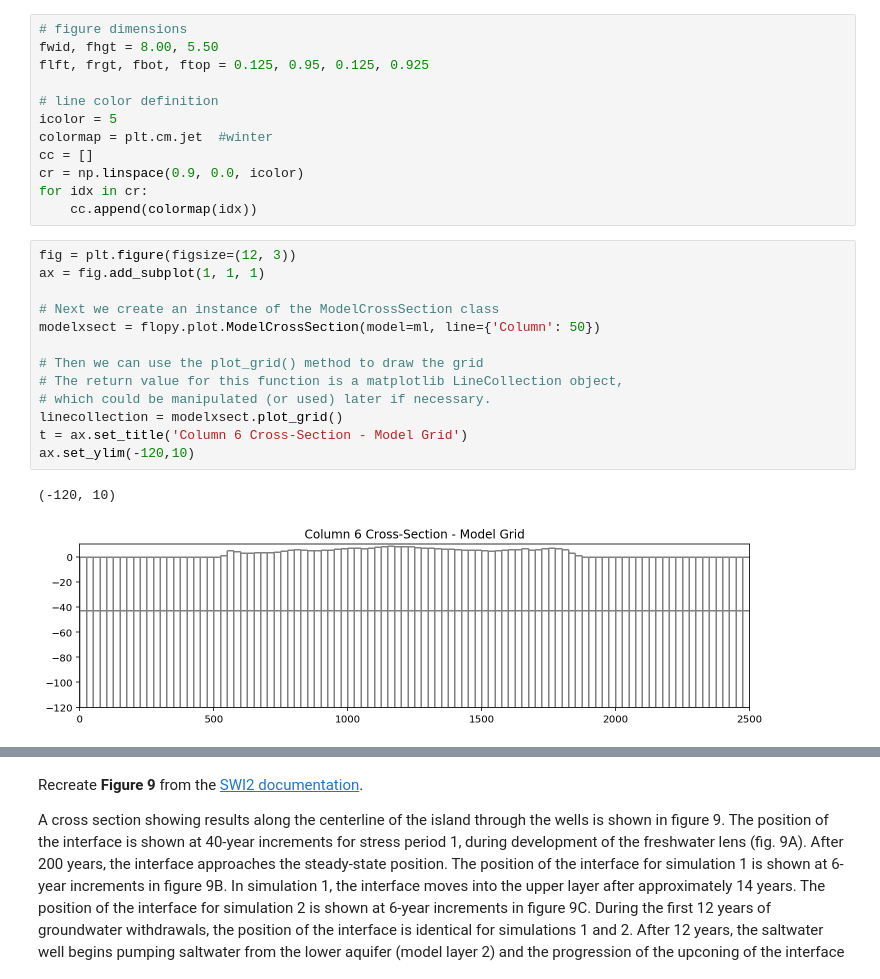
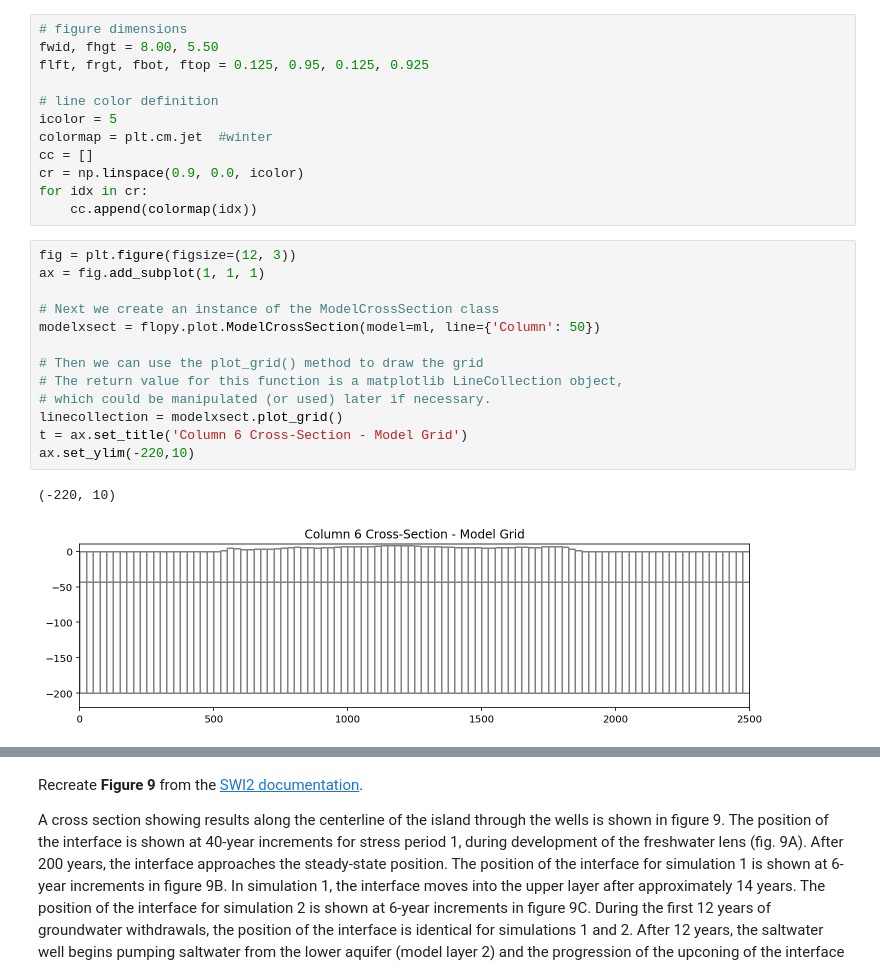
Before and after one commit to spencerbh/Fogland, a Jupyter notebook: flopy3_SWI2_Fogland_UNIX_pixel.ipynb, the cells around one changed output, grey strips where cells are left out. Saved outputs shown, nothing was run; the diff lists cells and outputs as text.

```diff
--- a/flopy3_SWI2_Fogland_UNIX_pixel.ipynb
+++ b/flopy3_SWI2_Fogland_UNIX_pixel.ipynb
@@ -491,19 +449,19 @@ for idx in cr:
 # %%
 fig = plt.figure(figsize=(12, 3))
 ax = fig.add_subplot(1, 1, 1)
 
 # Next we create an instance of the ModelCrossSection class
 modelxsect = flopy.plot.ModelCrossSection(model=ml, line={'Column': 50})
 
 # Then we can use the plot_grid() method to draw the grid
 # The return value for this function is a matplotlib LineCollection object,
 # which could be manipulated (or used) later if necessary.
 linecollection = modelxsect.plot_grid()
 t = ax.set_title('Column 6 Cross-Section - Model Grid')
-ax.set_ylim(-120,10)
+ax.set_ylim(-220,10)
 # %% [output]
-(-120, 10)
+(-220, 10)
-[figure, old version]
+[figure, new version]
 # %%
 fname = os.path.join('./data/swifogland_s1.hds')
 hdobj = flopy.utils.HeadFile(fname)
```
Also changed, not shown: parts of 12 cells of this notebook, 5 other files.
